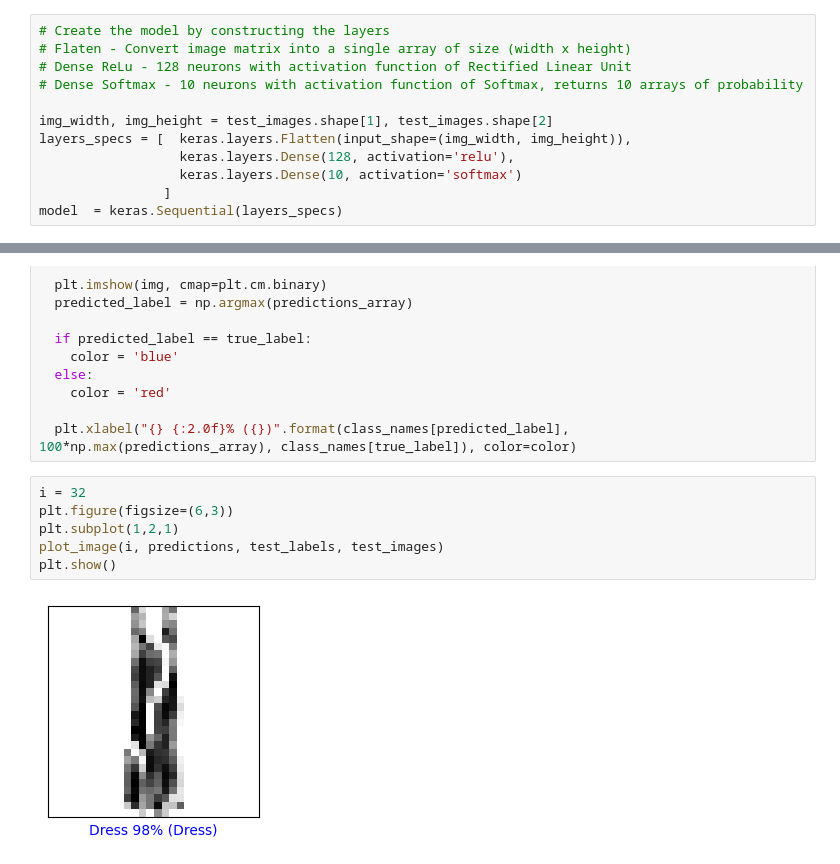
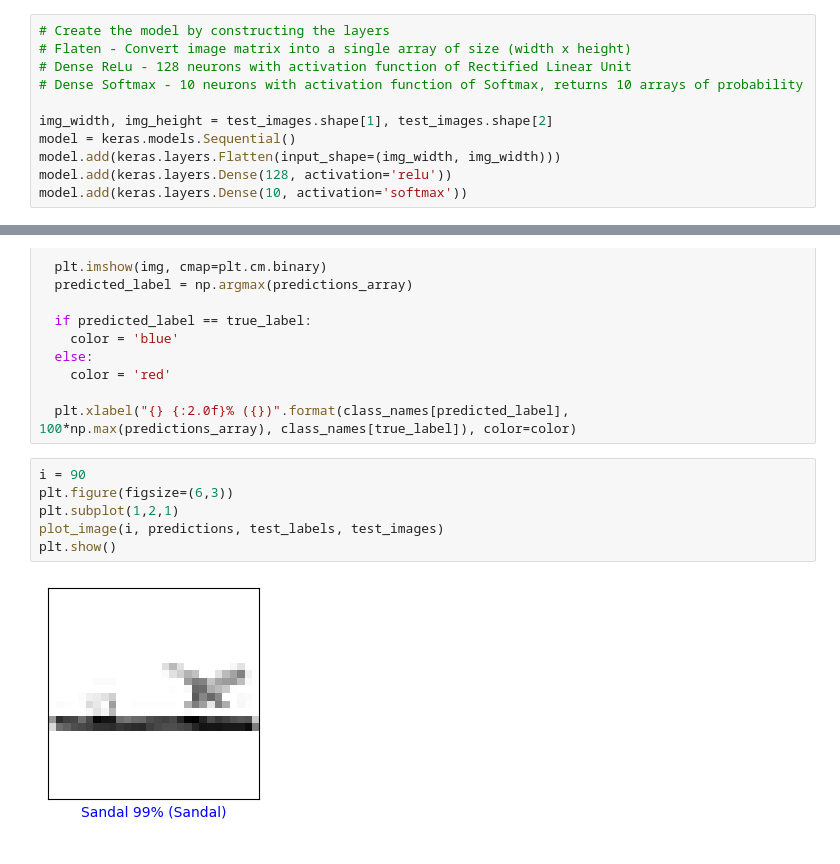
Before and after one commit to nPr0nn/Machine-Learning-Playground, a Jupyter notebook: fashion_mnist.ipynb, the cells around one changed output, grey strips where cells are left out. Drawn from its saved outputs; the diff is of its cells as text.

```diff
--- a/fashion_mnist.ipynb
+++ b/fashion_mnist.ipynb
@@ -57,11 +58,10 @@ test_images.shape[1]
 # Dense Softmax - 10 neurons with activation function of Softmax, returns 10 arrays of probability
 
 img_width, img_height = test_images.shape[1], test_images.shape[2]
-layers_specs = [  keras.layers.Flatten(input_shape=(img_width, img_height)),
-                  keras.layers.Dense(128, activation='relu'),
-                  keras.layers.Dense(10, activation='softmax')
-                ]
-model  = keras.Sequential(layers_specs)
+model = keras.models.Sequential()
+model.add(keras.layers.Flatten(input_shape=(img_width, img_width)))
+model.add(keras.layers.Dense(128, activation='relu'))
+model.add(keras.layers.Dense(10, activation='softmax'))
 # %%
 # Compile the model with the loss function
 model.compile(optimizer = 'adam', loss = 'sparse_categorical_crossentropy', metrics=['accuracy'])
@@ -125,10 +125,10 @@ def plot_image(i, predictions_array, true_label, img):
 
   plt.xlabel("{} {:2.0f}% ({})".format(class_names[predicted_label], 100*np.max(predictions_array), class_names[true_label]), color=color)
 # %%
-i = 32
+i = 90
 plt.figure(figsize=(6,3))
 plt.subplot(1,2,1)
 plot_image(i, predictions, test_labels, test_images)
 plt.show()
 # %% [output]
-[figure, old version]
+[figure, new version]
```
Also changed, not shown: parts of 3 cells of this notebook.
